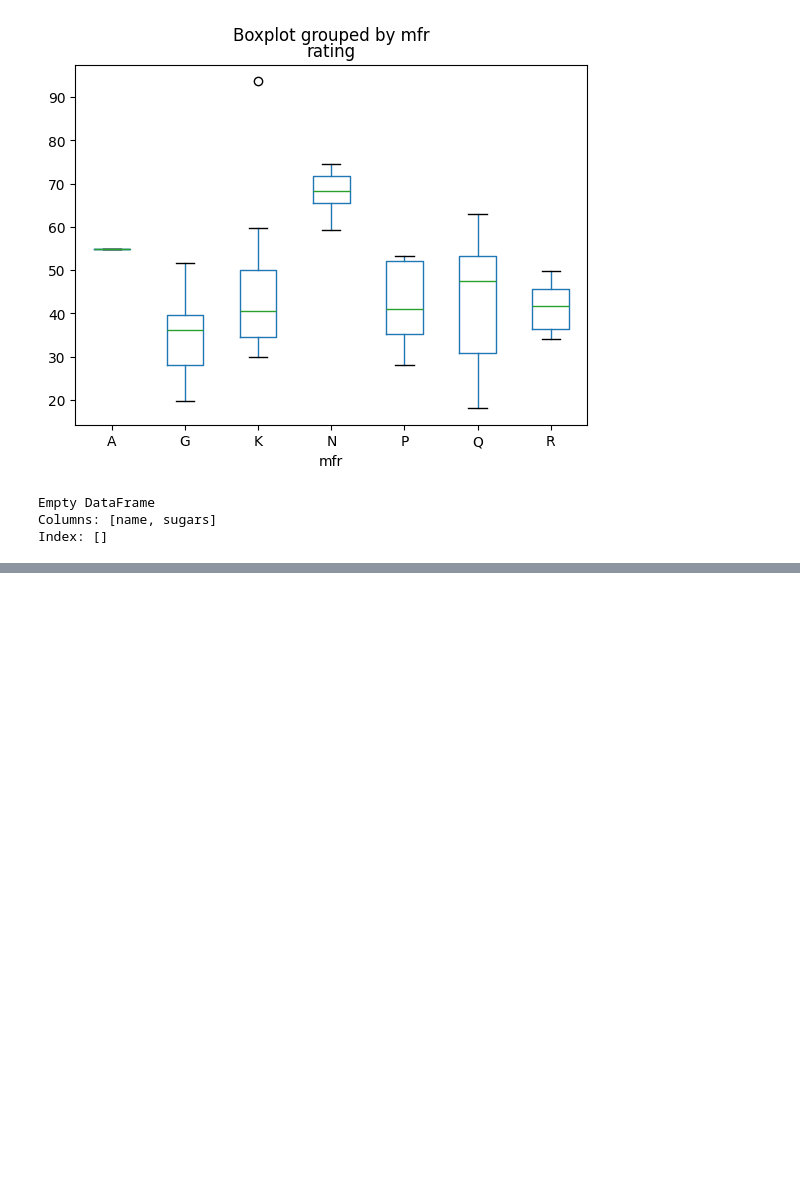
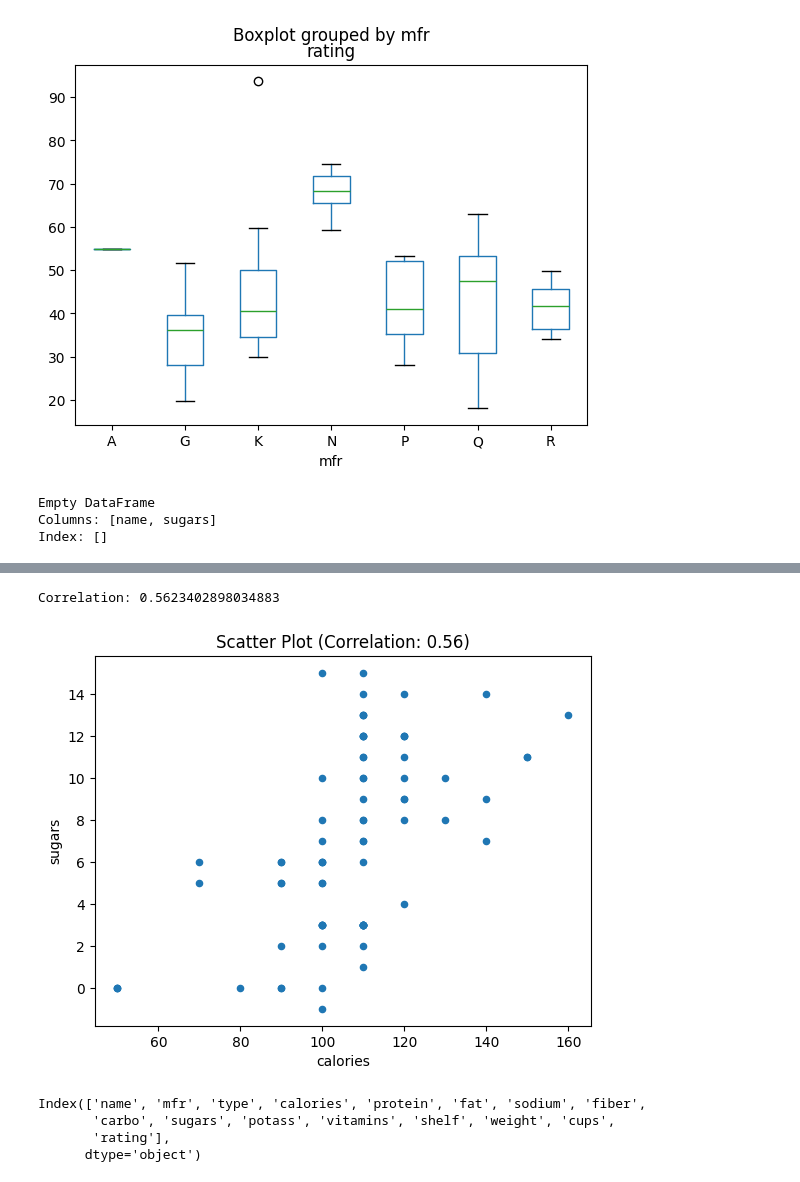
Before and after one commit to Sru-j/daily_lab_activities, a Jupyter notebook: box_plot_mine.ipynb, the cells around one changed output, grey strips where cells are left out. Saved outputs shown, nothing was run; the diff lists cells and outputs as text; code cells hidden in the pictures; blank space fills up the shorter version.

```diff
--- a/box_plot_mine.ipynb
+++ b/box_plot_mine.ipynb
@@ -290,0 +306,19 @@ Index: []
+# %%
+correlation = df['calories'].corr(df['sugars'])
+print(f"Correlation: {correlation}")
+
+# Create the scatter plot using pandas' built-in plotting function which uses matplotlib
+df.plot(kind='scatter', x='calories', y='sugars', title=f'Scatter Plot (Correlation: {correlation:.2f})')
+
+# Display the plot
+plt.show()
+# %% [output]
+Correlation: 0.5623402898034883
+[figure, added]
+# %%
+df.columns
+# %% [output]
+Index(['name', 'mfr', 'type', 'calories', 'protein', 'fat', 'sodium', 'fiber',
+       'carbo', 'sugars', 'potass', 'vitamins', 'shelf', 'weight', 'cups',
+       'rating'],
+      dtype='object')
```
Also changed, not shown: parts of 5 cells of this notebook.
